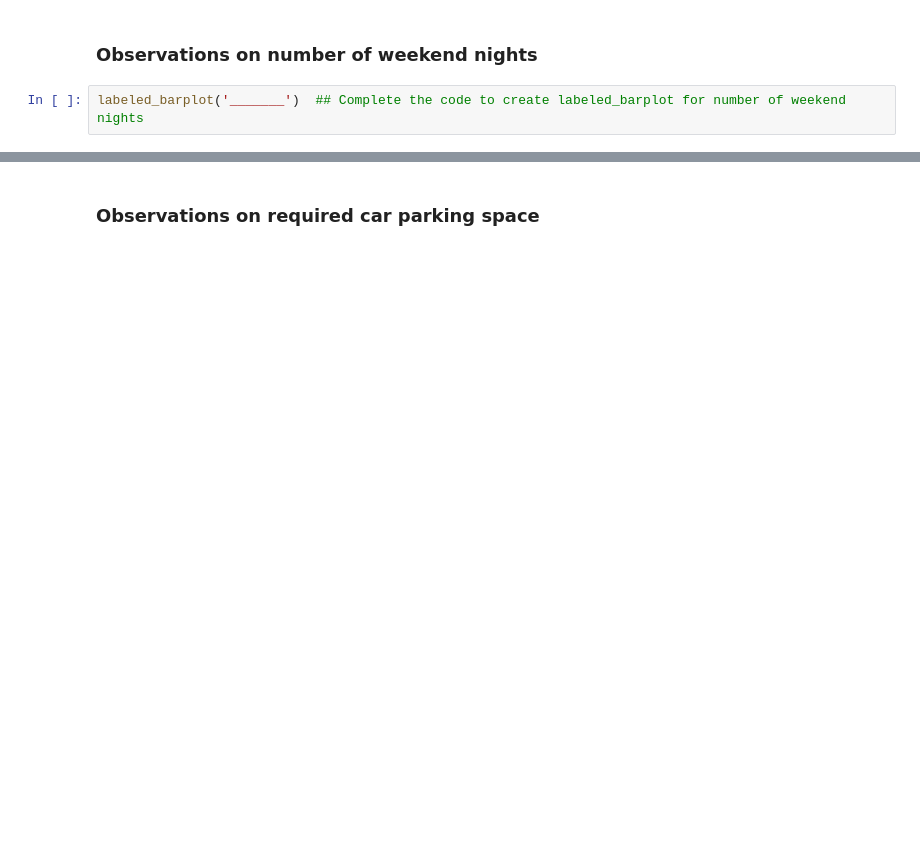
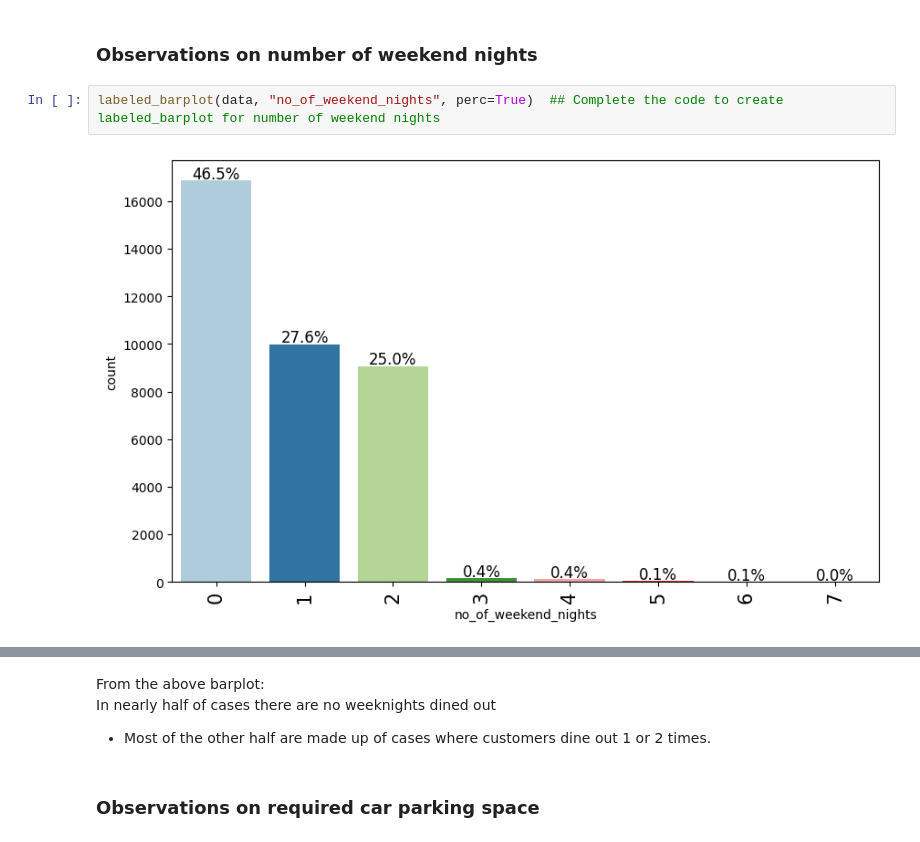
Before and after one commit to CoderSales/machine-learning-classification, a Jupyter notebook: Project_SLC_DSBA_INNHotels_LowCode_%281%29.ipynb, the cells around one changed output, grey strips where cells are left out. Cells and saved outputs as stored; diff of their text form; blank space fills up the shorter version.

```diff
--- a/Project_SLC_DSBA_INNHotels_LowCode_%281%29.ipynb
+++ b/Project_SLC_DSBA_INNHotels_LowCode_%281%29.ipynb
@@ -1981,4 +2054,6 @@ labeled_barplot('_______')  ## Complete the code to create labeled_barplot for n
 # %% [markdown]
 ### Observations on number of weekend nights
 # %%
-labeled_barplot('_______')  ## Complete the code to create labeled_barplot for number of weekend nights
+labeled_barplot(data, "no_of_weekend_nights", perc=True)  ## Complete the code to create labeled_barplot for number of weekend nights
+# %% [output]
+[figure, added]
@@ -1985,3 +2062,8 @@ labeled_barplot('_______')  ## Complete the code to create labeled_barplot for n
+# %% [markdown]
+From the above barplot:<br>
+In nearly half of cases there are no weeknights dined out
+
+- Most of the other half are made up of cases where customers dine out 1 or 2 times.
 # %% [markdown]
 ### Observations on required car parking space
 # %%
```
Also changed, not shown: parts of 15 cells of this notebook.
